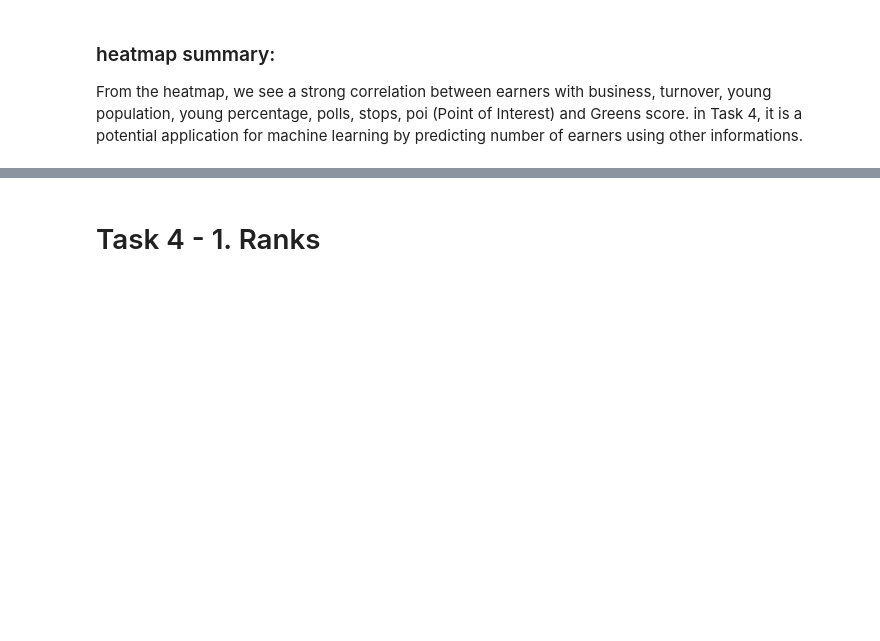
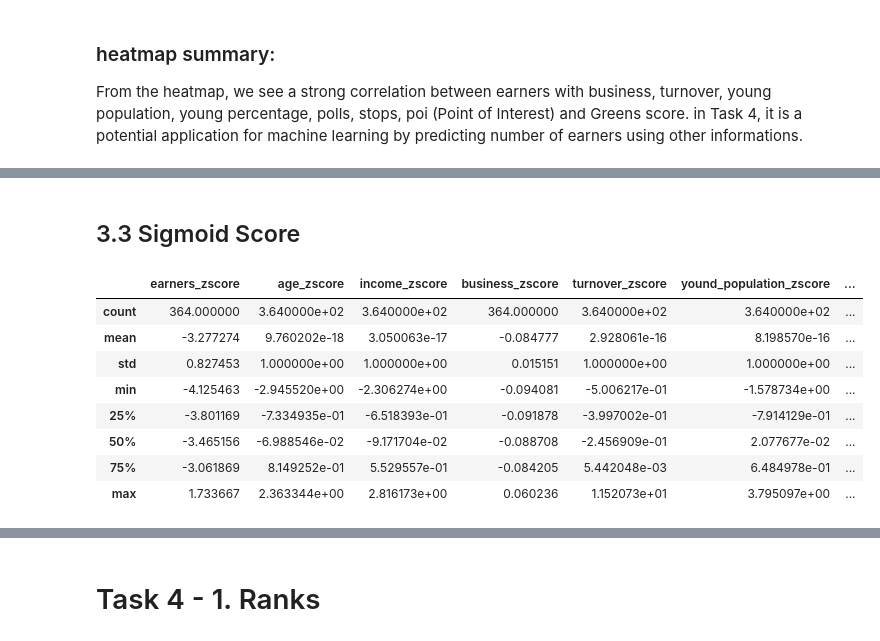
Before and after one commit to MichelangeloNardi/DATA2901--2024S1, a Jupyter notebook: Data Validation_JL.ipynb, the cells around one changed output, grey strips where cells are left out. Drawn from its saved outputs; the diff is of its cells as text; code cells hidden in the pictures; blank space fills up the shorter version.

```diff
--- a/Data Validation_JL.ipynb
+++ b/Data Validation_JL.ipynb
@@ -2180,0 +2180,2 @@ df_sa2[df_sa2['GCC_NAME21'] == 'Greater Sydney'].plot(ax=ax1)
+# %% [markdown]
+## 3.3 Sigmoid Score
@@ -2180,0 +2194,12 @@ df_sa2[df_sa2['GCC_NAME21'] == 'Greater Sydney'].plot(ax=ax1)
+# %%
+df_combined_z_score_task3.describe()
+# %% [output]
+|  | earners_zscore | age_zscore | income_zscore | business_zscore | turnover_zscore | yound_population_zscore | ... |
+| count | 364.000000 | 3.640000e+02 | 3.640000e+02 | 364.000000 | 3.640000e+02 | 3.640000e+02 | ... |
+| mean | -3.277274 | 9.760202e-18 | 3.050063e-17 | -0.084777 | 2.928061e-16 | 8.198570e-16 | ... |
+| std | 0.827453 | 1.000000e+00 | 1.000000e+00 | 0.015151 | 1.000000e+00 | 1.000000e+00 | ... |
+| min | -4.125463 | -2.945520e+00 | -2.306274e+00 | -0.094081 | -5.006217e-01 | -1.578734e+00 | ... |
+| 25% | -3.801169 | -7.334935e-01 | -6.518393e-01 | -0.091878 | -3.997002e-01 | -7.914129e-01 | ... |
+| 50% | -3.465156 | -6.988546e-02 | -9.171704e-02 | -0.088708 | -2.456909e-01 | 2.077677e-02 | ... |
+| 75% | -3.061869 | 8.149252e-01 | 5.529557e-01 | -0.084205 | 5.442048e-03 | 6.484978e-01 | ... |
+| max | 1.733667 | 2.363344e+00 | 2.816173e+00 | 0.060236 | 1.152073e+01 | 3.795097e+00 | ... |
```
Also changed, not shown: parts of 34 cells of this notebook, 4 other files.
